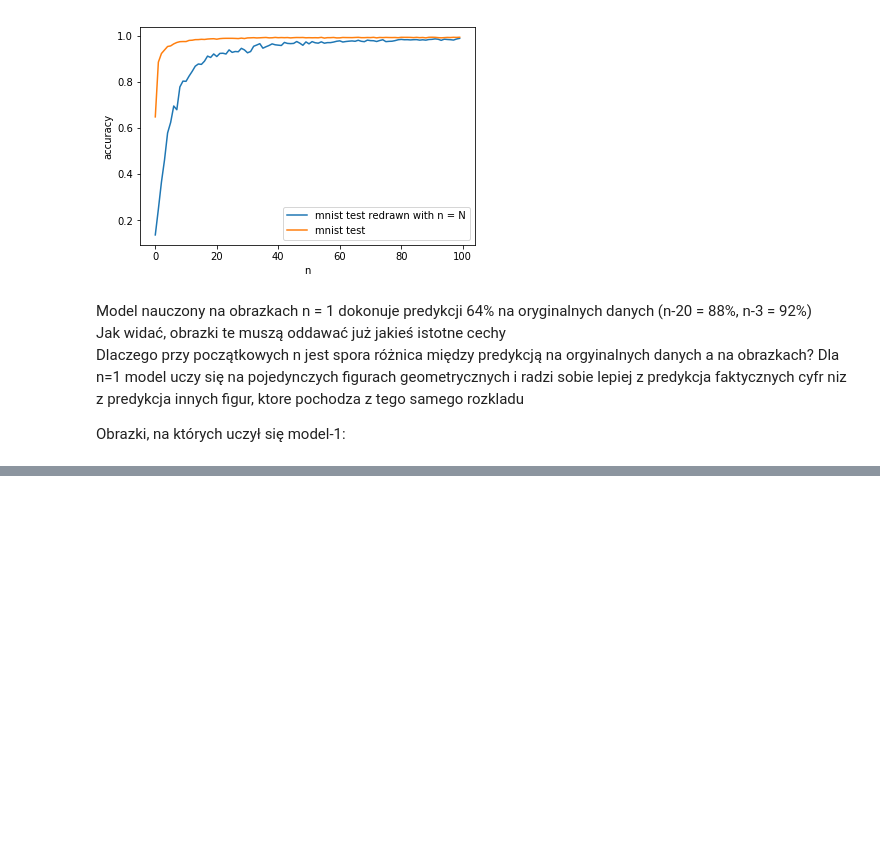
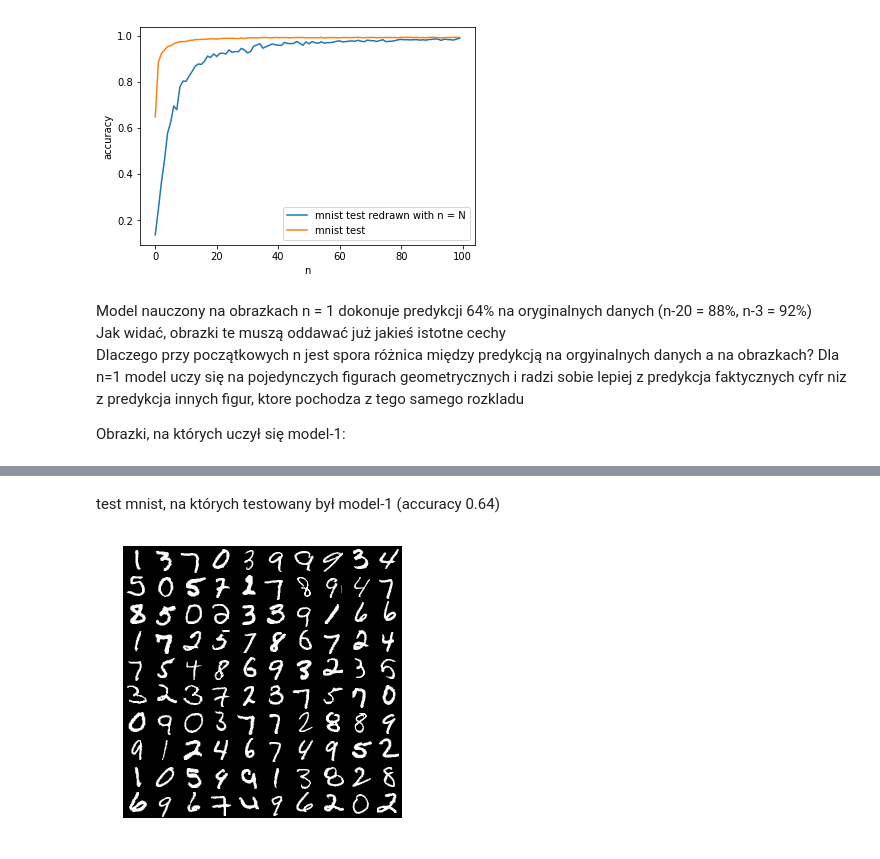
Before and after one commit to trejsu/shaper, a Jupyter notebook: experiments/notebook/classification-img-repr.ipynb, the cells around one changed output, grey strips where cells are left out. Saved outputs shown, nothing was run; the diff lists cells and outputs as text; code cells hidden in the pictures; blank space fills up the shorter version.

```diff
--- a/experiments/notebook/classification-img-repr.ipynb
+++ b/experiments/notebook/classification-img-repr.ipynb
@@ -82,0 +110,6 @@ TODO: INWESTYGACJA SKAD SIE BRALO BIALE TLO NA POCZATKU RYSOWANIA
+# %% [markdown]
+test mnist, na których testowany był model-1 (accuracy 0.64)
+# %%
+plot_mnist()
+# %% [output]
+[figure, added]
```
Also changed, not shown: parts of 10 cells of this notebook.
